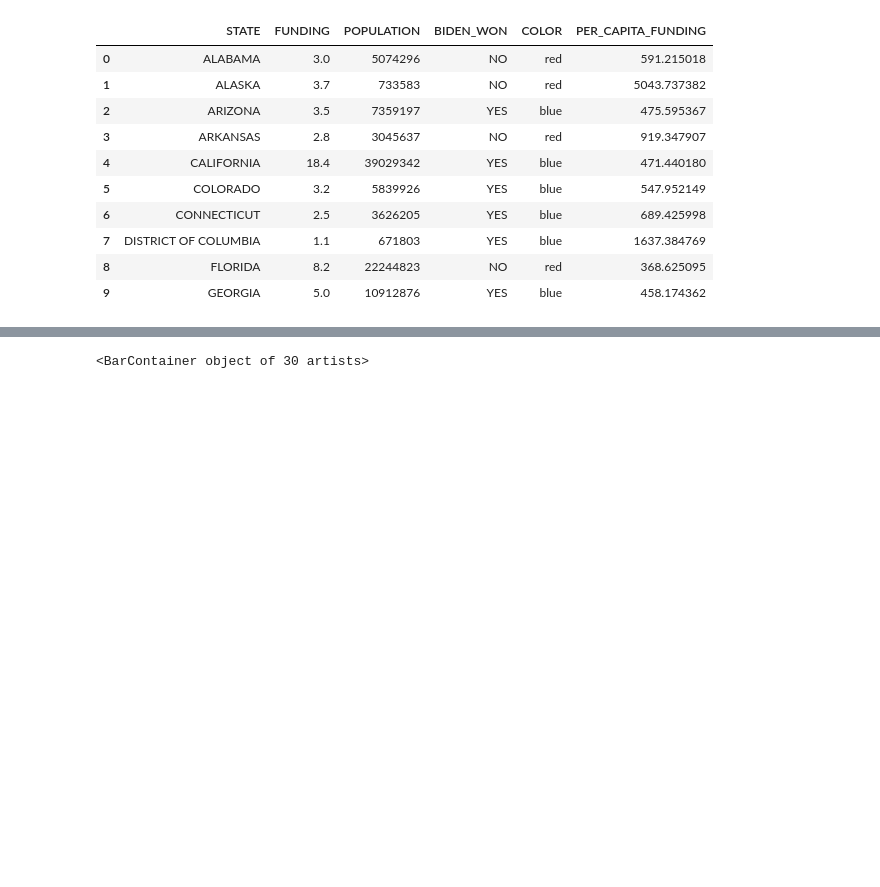
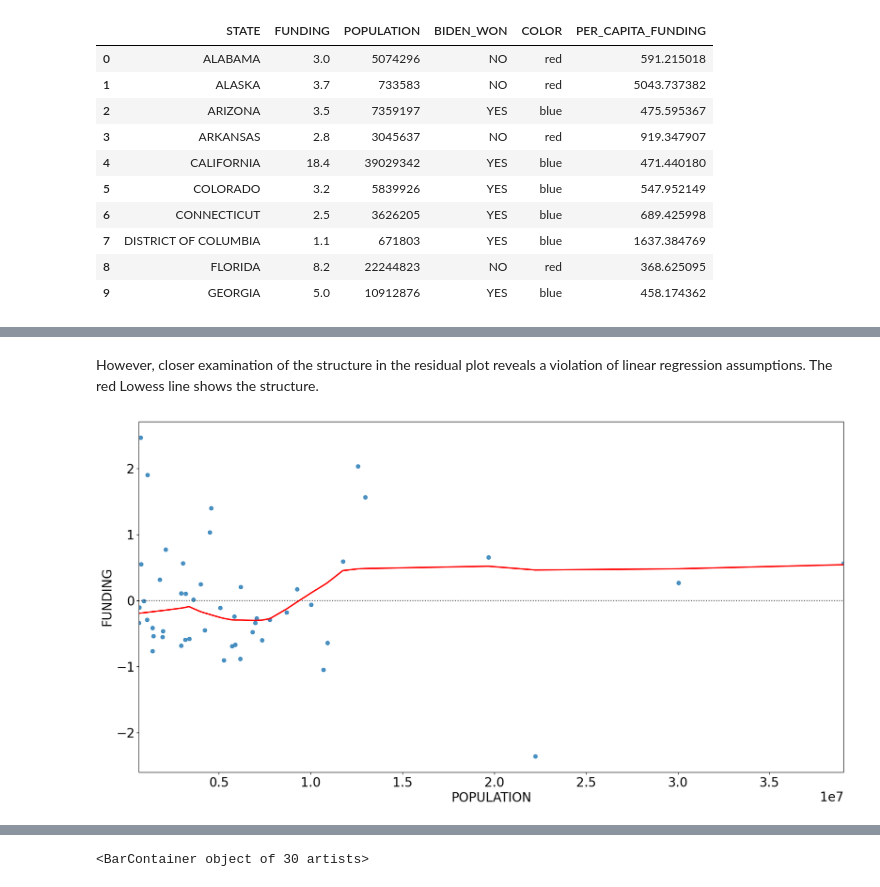
Before and after one commit to himalayahall/DATA608, a Jupyter notebook: Story 1/Story1.ipynb, the cells around one changed output, grey strips where cells are left out. Saved outputs shown, nothing was run; the diff lists cells and outputs as text; code cells hidden in the pictures; blank space fills up the shorter version.

```diff
--- a/Story 1/Story1.ipynb
+++ b/Story 1/Story1.ipynb
@@ -315,0 +327,6 @@ state_funding_percapita.head(n=10)
+# %% [markdown]
+However, closer examination of the structure in the residual plot reveals a violation of linear regression assumptions. The red Lowess line shows the structure.
+# %%
+sns.residplot(x="POPULATION", y="FUNDING", data=state_funding_percapita, lowess=True, order=1, line_kws={'color': 'red'});
+# %% [output]
+[figure, added]
```
Also changed, not shown: parts of 18 cells of this notebook, 12 other files.
